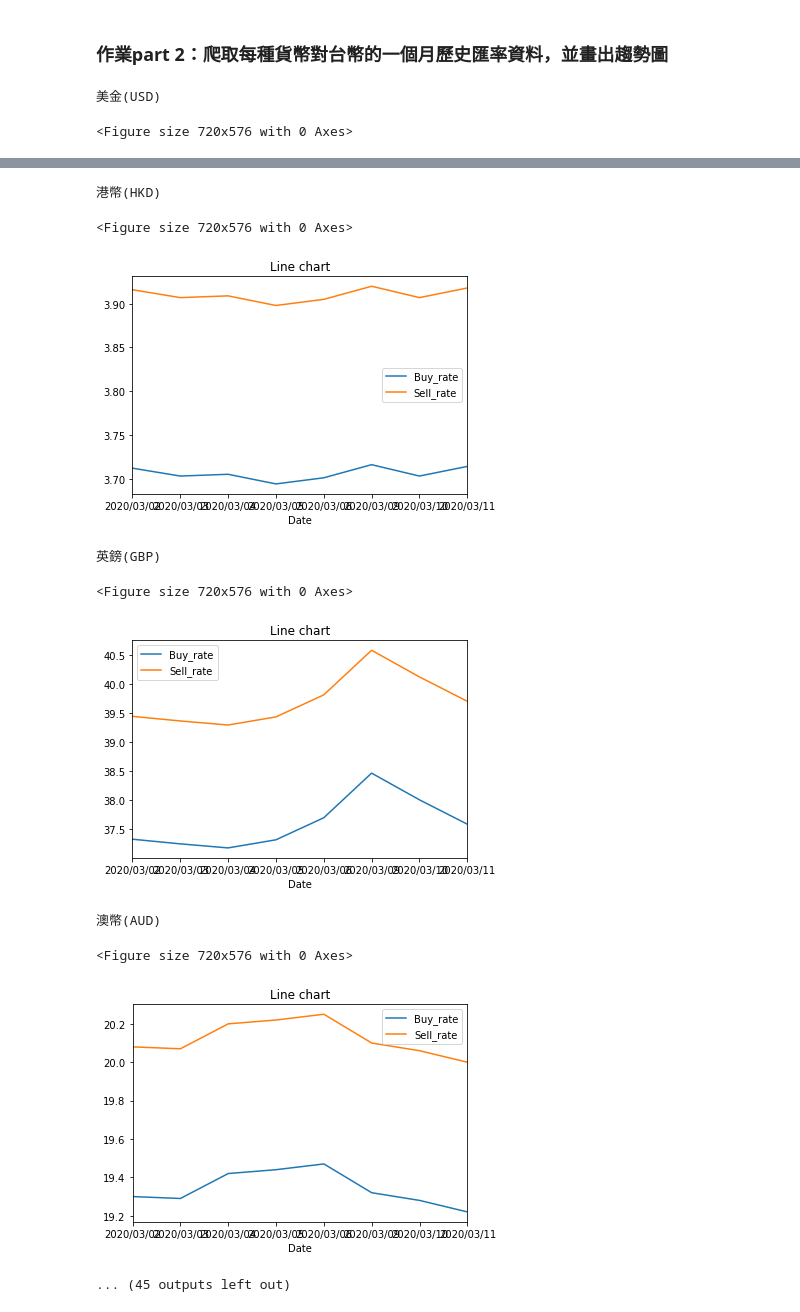
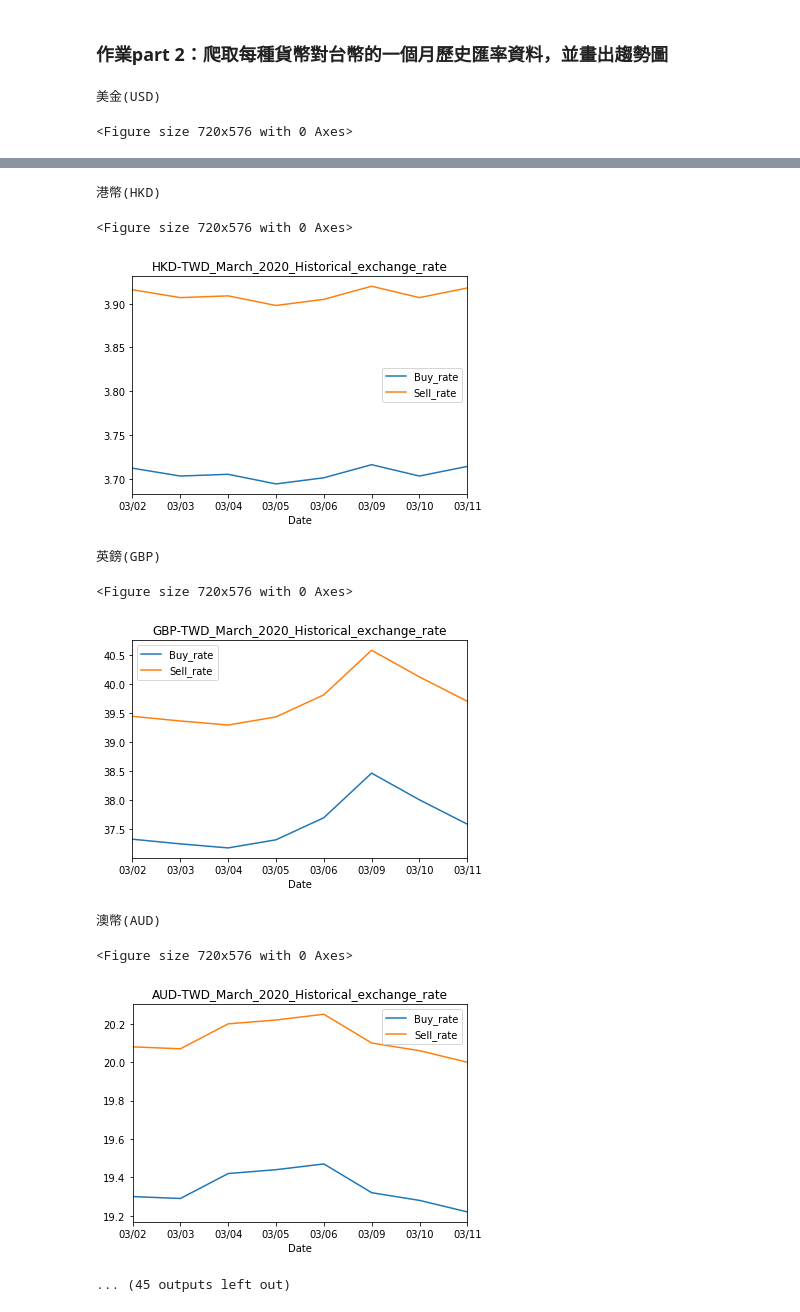
Before and after one commit to songsterr2013/2nd-PyCrawlerMarathon, a Jupyter notebook: homework/Day015_Taiwan_Bank_HW.ipynb, the cells around one changed output, grey strips where cells are left out. Cells and saved outputs as stored; diff of their text form; code cells hidden in the pictures.

```diff
--- a/homework/Day015_Taiwan_Bank_HW.ipynb
+++ b/homework/Day015_Taiwan_Bank_HW.ipynb
@@ -73,11 +73,15 @@ for i in all_currency:#加上.find('tbody')更精準地鎖定tr的位置
 # %% [markdown]
 ## 範例2：爬取一個月的美金對台幣歷史匯率資料，並畫出趨勢圖
 # %%
+import re
 # 先到牌告匯率首頁，爬取所有貨幣的種類
 all_currency
 # 擷取匯率表格，把美金(也就是匯率表的第一個元素)擷取出來，查詢其歷史匯率
 USD_=all_currency[0].find('div').find('div',class_='hidden-phone print_show').text.replace(' ','').replace('\t','').replace('\n','').replace('\r','')
 print(USD_)
+
+currency_code=re.findall(('\w{3}'),str(USD_))[-1] #等下改名用
+
 # 針對美金，找到其「歷史匯率」的首頁
 USD_history ='https://rate.bot.com.tw'+all_currency[0].find(name='td', attrs={'data-table':'歷史匯率'}).a['href']
 # 到貨幣歷史匯率網頁，選擇該貨幣的「歷史區間」，送出查詢後，觀察其網址變化情形，再試著抓取其歷史匯率資料
@@ -101,7 +105,7 @@ for i in march_table:
     #先把日期丟進去
     date_string = i.a.get_text()     #這日期好像不換也沒差?，但換了感覺是確保等下一定是正確的格式
     date = datetime.strptime(date_string, '%Y/%M/%d').strftime('%Y/%M/%d')  # 轉換日期格式
-    history_date.append(date)
+    history_date.append(date.replace('2020/',''))#*************為了不讓他在圖表中擠到太難看************
 
                         #find_all是因為剛好買入賣出都是同名，然後等下用[0][1]篩選
     history_ex_rate=i.find_all('td',class_="rate-content-cash text-right print_table-cell")
@@ -124,7 +128,7 @@ data = data.sort_index(ascending=True)
 plt.figure(figsize=(10,8))  #設定他的解析度?
 data[['Buy_rate','Sell_rate']].plot()  #這邊是否就是指定index的用意?
 plt.legend(loc='best') #這個是設定他的圖示在哪邊  用best就是最佳化，不擋圖? #upper left/right , lower left/right ,center  之類的
-plt.title("Line chart")  #命名
+plt.title('{}-TWD_March_2020_Historical_exchange_rate'.format(currency_code)) #命名
 plt.show() #呈現
 #不知道為什麼圖有點小，導致日期都變小，先不糾結
 # %% [output]
@@ -147,6 +151,9 @@ for i in all_currency:
         #***
     name=i.find('div').find('div',class_='hidden-phone print_show').text.replace(' ','').replace('\t','').replace('\n','').replace('\r','')
     print(name)  #套到i，那就是print不同的貨幣名稱
+     #等下改名用
+
+    currency_code=re.findall(('\w{3}'),str(name))[-1]   #這邊的\w{3}超傻眼，原來他還可以匹配到中文，一旦幣值名稱為3字以上，如加拿大幣他就會匹配到，所以取[-1]一定沒錯
 
 # 針對美金，找到其「歷史匯率」的首頁
 
@@ -185,7 +192,7 @@ for i in all_currency:
     #先把日期丟進去
         date_string = d.a.get_text()     #這日期好像不換也沒差?，但換了感覺是確保等下一定是正確的格式
         date = datetime.strptime(date_string, '%Y/%M/%d').strftime('%Y/%M/%d')  # 轉換日期格式
-        history_date.append(date)
+        history_date.append(date.replace('2020/',''))
 
                         #find_all是因為剛好買入賣出都是同名，然後等下用[0][1]篩選
         history_ex_rate=d.find_all('td',class_="rate-content-cash text-right print_table-cell")
@@ -208,7 +215,7 @@ for i in all_currency:
     plt.figure(figsize=(10,8))  #設定他的解析度?
     data[['Buy_rate','Sell_rate']].plot()  #這邊是否就是指定index的用意?
     plt.legend(loc='best') #這個是設定他的圖示在哪邊  用best就是最佳化，不擋圖? #upper left/right , lower left/right ,center  之類的
-    plt.title("Line chart")  #命名
+    plt.title('{}-TWD_March_2020_Historical_exchange_rate'.format(currency_code))  #命名
     plt.show() #呈現
 #不知道為什麼圖有點小，導致日期都變小，先不糾結
 # %% [output]
@@ -218,10 +225,10 @@ for i in all_currency:
 港幣(HKD)
 <Figure size 720x576 with 0 Axes>
-[figure, old version]
+[figure, new version]
 英鎊(GBP)
 <Figure size 720x576 with 0 Axes>
-[figure, old version]
+[figure, new version]
 澳幣(AUD)
 <Figure size 720x576 with 0 Axes>
-[figure, old version]
+[figure, new version]
 ... (45 outputs left out)
```
Also changed, not shown: parts of 2 cells of this notebook.
